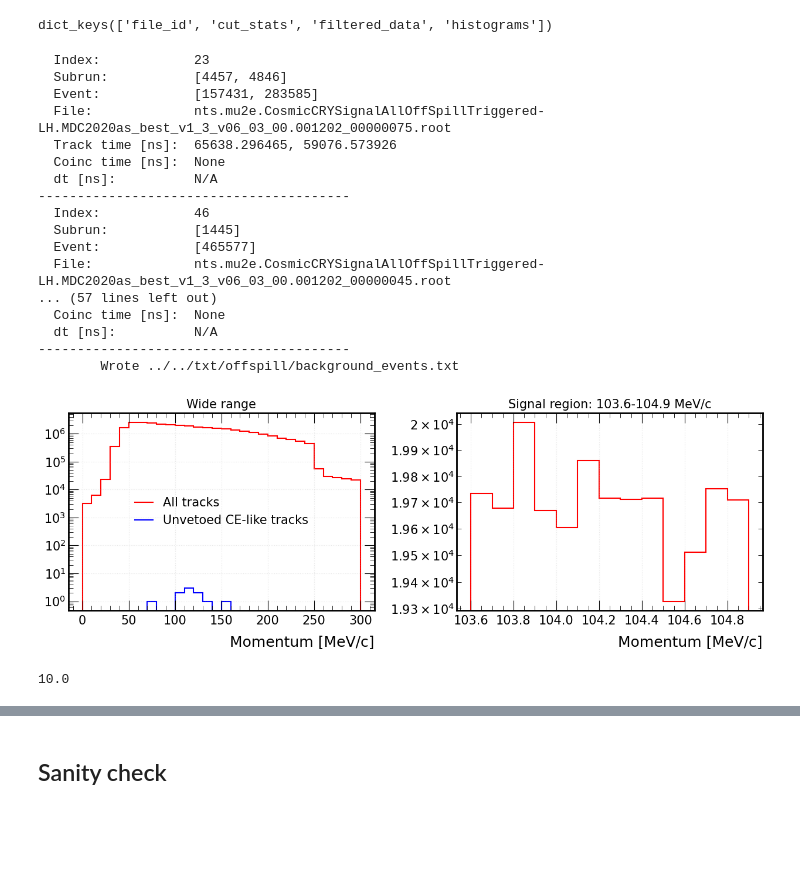
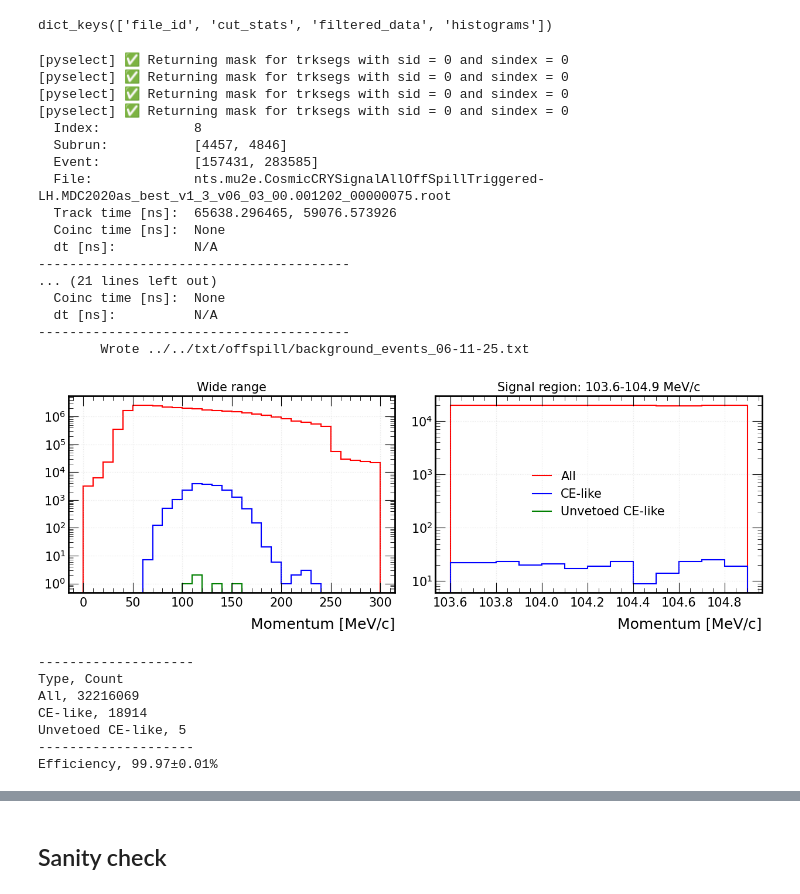
Before and after one commit to victordorojan/mu2e_cosmic_ana, a Jupyter notebook: ana/offspill/ana.ipynb, the cells around one changed output, grey strips where cells are left out. Drawn from its saved outputs; the diff is of its cells as text; code cells hidden in the pictures; blank space fills up the shorter version.

```diff
--- a/ana/offspill/ana.ipynb
+++ b/ana/offspill/ana.ipynb
@@ -274,7 +234,10 @@ for i, result in enumerate(results):
     if len(data) == 0:
         continue
 
-    track_time = data["trkfit"]["trksegs"]["time"]
+
+    selector = Select()
+    trk_front = selector.select_surface(data["trkfit"], sid=0)
+    track_time = data["trkfit"]["trksegs"]["time"][trk_front]
     coinc_time = data["crv"]["crvcoincs.time"]
 
     # Extract values
@@ -347,14 +310,18 @@ output = "\n".join(output)
 print(output)
 
 # Write to file
-fout_name = "../../txt/offspill/background_events.txt"
+fout_name = f"../../txt/offspill/background_events_{today}.txt"
 with open(fout_name, "w") as f:
     f.write(output)
 
 print(f"\tWrote {fout_name}")
 #    print(result["file_id"])
 # %% [output]
-  Index:            23
+[pyselect] ✅ Returning mask for trksegs with sid = 0 and sindex = 0
+[pyselect] ✅ Returning mask for trksegs with sid = 0 and sindex = 0
+[pyselect] ✅ Returning mask for trksegs with sid = 0 and sindex = 0
+[pyselect] ✅ Returning mask for trksegs with sid = 0 and sindex = 0
+  Index:            8
   Subrun:           [4457, 4846]
   Event:            [157431, 283585]
   File:             nts.mu2e.CosmicCRYSignalAllOffSpillTriggered-LH.MDC2020as_best_v1_3_v06_03_00.001202_00000075.root
@@ -362,15 +329,11 @@ print(f"\tWrote {fout_name}")
   Coinc time [ns]:  None
   dt [ns]:          N/A
 ----------------------------------------
-  Index:            46
-  Subrun:           [1445]
-  Event:            [465577]
-  File:             nts.mu2e.CosmicCRYSignalAllOffSpillTriggered-LH.MDC2020as_best_v1_3_v06_03_00.001202_00000045.root
-... (57 lines left out)
+... (21 lines left out)
   Coinc time [ns]:  None
   dt [ns]:          N/A
 ----------------------------------------
-        Wrote ../../txt/offspill/background_events.txt
+        Wrote ../../txt/offspill/background_events_06-11-25.txt
 # %%
 # Should be in postprocessing
 
@@ -412,43 +375,57 @@ combined_histograms = combine_histograms(results)
 # %%
 
 # Now you can plot them
 plt.style.use("../../../EventNtuple/utils/pyutils/mu2e.mplstyle")
 fig, axes = plt.subplots(1, 2, figsize=(6.4*2, 4.8))
 
 # Plot wide range in first subplot
 if 'Wide range' in combined_histograms:
     h_wide = combined_histograms['Wide range']
     # Can also include "CE-like tracks"
-    h_wide = h_wide[{"selection": ["All tracks", "Unvetoed CE-like tracks"]}] # slice(-2, None)}]  # Last 2 selections
+    # h_wide = h_wide[{"selection": ["All", "CE-like", "Unvetoed CE-like"]}] # slice(-2, None)}]  # Last 2 selections
     h_wide.plot1d(overlay='selection', ax=axes[0])
     # h_wide.sum().value
     axes[0].set_title("Wide range")
     axes[0].set_yscale('log')
     axes[0].grid(True, alpha=0.3)
-    axes[0].legend(frameon=False, loc="best")
+    # axes[0].legend(frameon=False, loc="best")
 
 # Plot signal region in second subplot
 if 'Signal region' in combined_histograms:
     h_signal = combined_histograms['Signal region']
 
-    h_signal = h_signal[{"selection": ["All tracks", "Unvetoed CE-like tracks"]}]
+    # h_signal = h_signal[{"selection": ["All", "CE-like", "Unvetoed CE-like"]}]
     h_signal.plot1d(overlay='selection', ax=axes[1])
     axes[1].set_title("Signal region: 103.6-104.9 MeV/c")
     axes[1].set_yscale('log')
     axes[1].grid(True, alpha=0.3)
     axes[1].set_ylabel("")  # Remove duplicate y-label
-    # axes[1].legend(frameon=False, loc="best")
+    axes[1].legend(frameon=False, loc="best")
 
 
 plt.tight_layout()
-plt.savefig("../../img/offspill/h1_ana_mom_offspill.png", dpi=300)
+plt.savefig(f"../../img/offspill/h1_ana_mom_offspill_{today}.png", dpi=300)
 plt.show()
 # %% [output]
-[figure, old version]
+[figure, new version]
-# %%
-h_wide = combined_histograms['Wide range']
-h_wide = h_wide[{'selection': 'Unvetoed CE-like tracks'}]  # Use dictionary-based slicing
-n = h_wide.sum()
-n
-# %% [output]
-10.0
+# %%
+def count_events(label):
+    h = combined_histograms["Wide range"]
+    h = h[{'selection': label}]
+    return int(h.sum())
+
+print("-"*20)
+print("Type, Count")
+print("All,", count_events("All"))
+print("CE-like,", count_events("CE-like"))
+print("Unvetoed CE-like,", count_events("Unvetoed CE-like"))
+print("-"*20)
+print(fr"Efficiency, {100*(1-count_events("Unvetoed CE-like")/count_events("CE-like")):.2f}±{100*np.sqrt(count_events("Unvetoed CE-like"))/count_events("CE-like"):.2f}%")
+# %% [output]
+--------------------
+Type, Count
+All, 32216069
+CE-like, 18914
+Unvetoed CE-like, 5
+--------------------
+Efficiency, 99.97±0.01%
```
Also changed, not shown: parts of 15 cells of this notebook, 1 other file.
